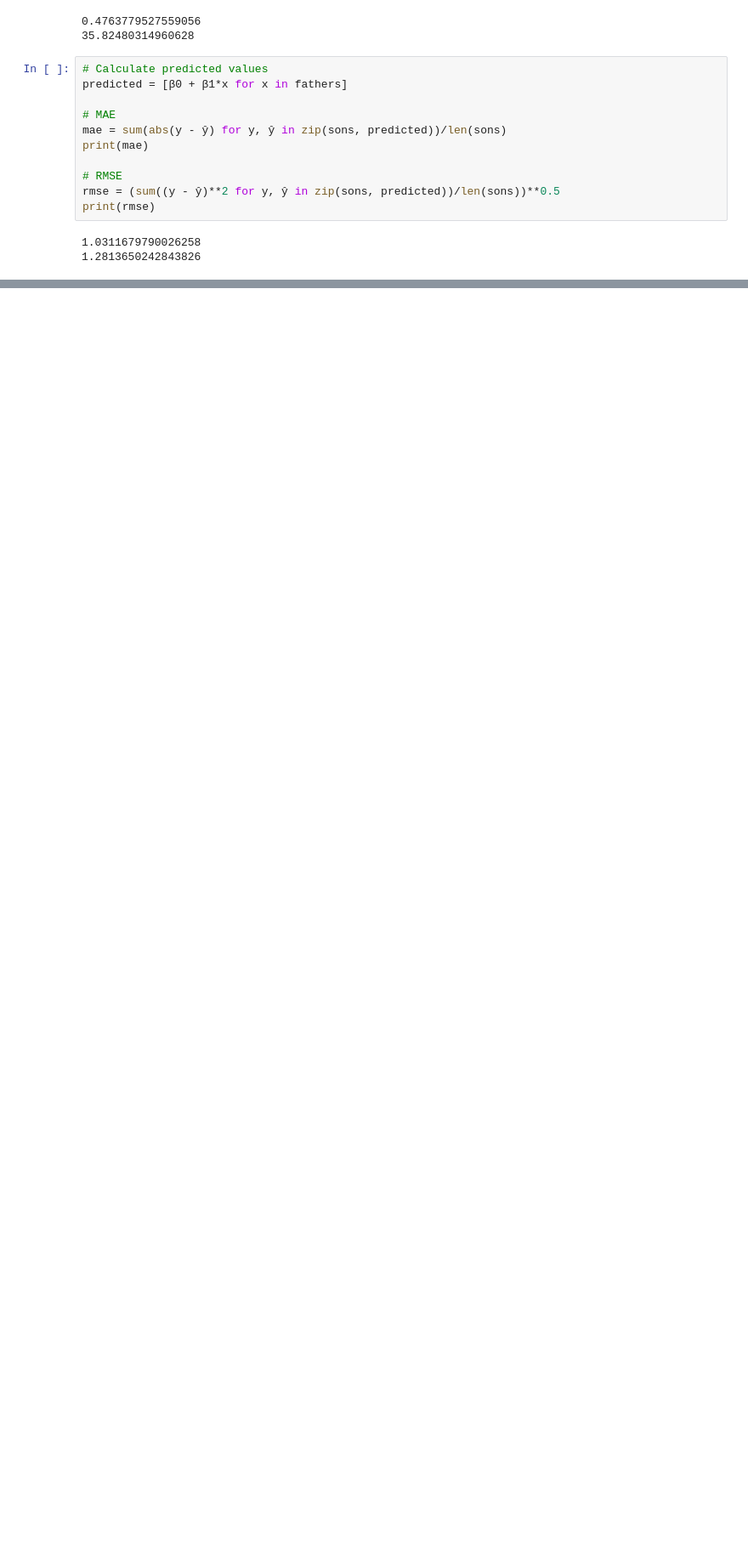
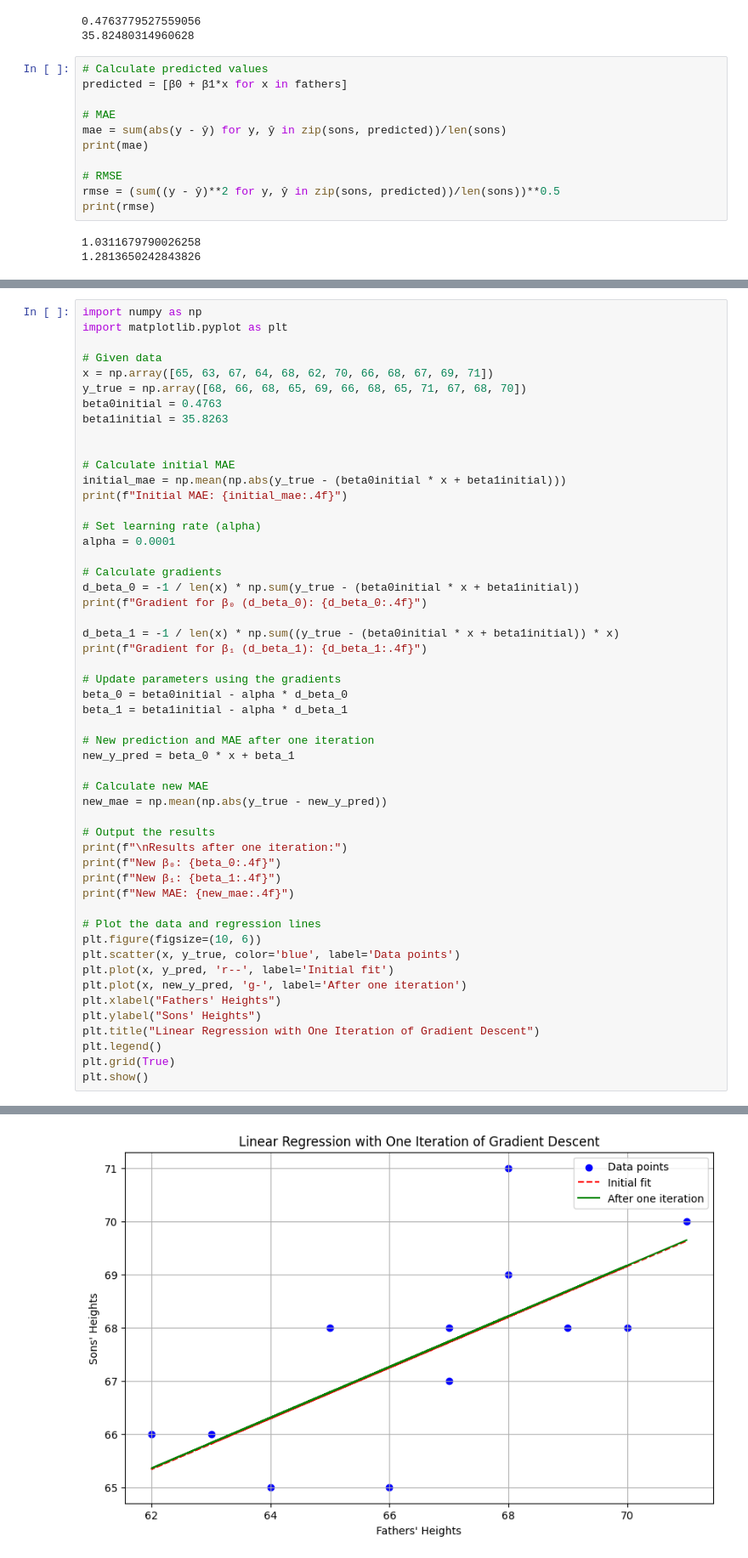
Before and after one commit to Benbakreti0Amine/Machine_Learning_LAbs, a Jupyter notebook: Td/td.ipynb, the cells around one changed output, grey strips where cells are left out. Shown at 85% size. Drawn from its saved outputs; the diff is of its cells as text; blank space fills up the shorter version.

```diff
--- a/Td/td.ipynb
+++ b/Td/td.ipynb
@@ -96,0 +97,53 @@ $ \hat{y}_i^{(1)} = f^{(1)}(x_i) = \beta_0^{(1)} + \beta_1^{(1)}x_i =  35.8094 +
+# %%
+import numpy as np
+import matplotlib.pyplot as plt
+
+# Given data
+x = np.array([65, 63, 67, 64, 68, 62, 70, 66, 68, 67, 69, 71])
+y_true = np.array([68, 66, 68, 65, 69, 66, 68, 65, 71, 67, 68, 70])
+beta0initial = 0.4763
+beta1initial = 35.8263
+
+
+# Calculate initial MAE
+initial_mae = np.mean(np.abs(y_true - (beta0initial * x + beta1initial)))
+print(f"Initial MAE: {initial_mae:.4f}")
+
+# Set learning rate (alpha)
+alpha = 0.0001
+
+# Calculate gradients
+d_beta_0 = -1 / len(x) * np.sum(y_true - (beta0initial * x + beta1initial))
+print(f"Gradient for β₀ (d_beta_0): {d_beta_0:.4f}")
+
+d_beta_1 = -1 / len(x) * np.sum((y_true - (beta0initial * x + beta1initial)) * x)
+print(f"Gradient for β₁ (d_beta_1): {d_beta_1:.4f}")
+
+# Update parameters using the gradients
+beta_0 = beta0initial - alpha * d_beta_0
+beta_1 = beta1initial - alpha * d_beta_1
+
+# New prediction and MAE after one iteration
+new_y_pred = beta_0 * x + beta_1
+
+# Calculate new MAE
+new_mae = np.mean(np.abs(y_true - new_y_pred))
+
+# Output the results
+print(f"\nResults after one iteration:")
+print(f"New β₀: {beta_0:.4f}")
+print(f"New β₁: {beta_1:.4f}")
+print(f"New MAE: {new_mae:.4f}")
+
+# Plot the data and regression lines
+plt.figure(figsize=(10, 6))
+plt.scatter(x, y_true, color='blue', label='Data points')
+plt.plot(x, y_pred, 'r--', label='Initial fit')
+plt.plot(x, new_y_pred, 'g-', label='After one iteration')
+plt.xlabel("Fathers' Heights")
+plt.ylabel("Sons' Heights")
+plt.title("Linear Regression with One Iteration of Gradient Descent")
+plt.legend()
+plt.grid(True)
+plt.show()
+# %% [output]
@@ -96,0 +158 @@ $ \hat{y}_i^{(1)} = f^{(1)}(x_i) = \beta_0^{(1)} + \beta_1^{(1)}x_i =  35.8094 +
+[figure, added]
```
Also changed, not shown: parts of 7 cells of this notebook, 1 other file.
